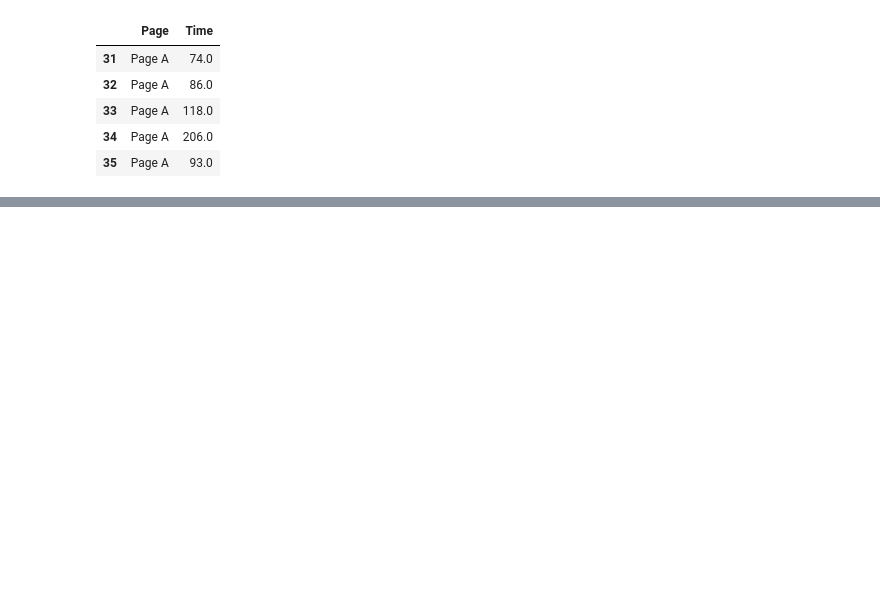
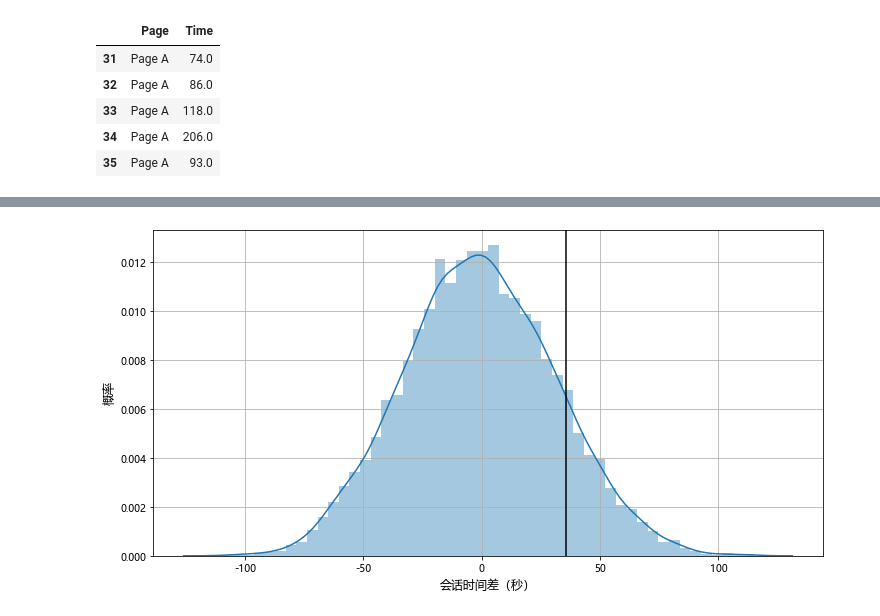
Before and after one commit to wegamekinglc/Statistic-for-Data-Science-Python, a Jupyter notebook: Chapter 03/Statistical Experiments and Significance Testing.ipynb, the cells around one changed output, grey strips where cells are left out. Saved outputs shown, nothing was run; the diff lists cells and outputs as text; code cells hidden in the pictures; blank space fills up the shorter version.

```diff
--- a/Chapter 03/Statistical Experiments and Significance Testing.ipynb
+++ b/Chapter 03/Statistical Experiments and Significance Testing.ipynb
@@ -27,0 +37,30 @@ sns.boxplot(x='Page', y='Time', data=session_times, width=0.3)
+# %%
+def permutation(arr, n1, n2):
+    n = n1 + n2
+    np.random.shuffle(arr)
+    return arr[:n1], arr[n1:]
+# %%
+info_table = session_times.groupby('Page').agg(['count', 'mean'])
+mean_diff = info_table.loc['Page B', ('Time', 'mean')] - info_table.loc['Page A', ('Time', 'mean')]
+
+n_perm = 10000
+session_values = session_times['Time'].values
+n_A = int(info_table.loc['Page A', ('Time', 'count')])
+n_B = int(info_table.loc['Page B', ('Time', 'count')])
+
+sampled_mean_diff = []
+for _ in range(n_perm):
+    perm_A, perm_B = permutation(session_values, n_A, n_B)
+    mean_diff_perm = np.mean(perm_B) - np.mean(perm_A)
+    sampled_mean_diff.append(mean_diff_perm)
+# %%
+# Figure 3.4
+
+fig, ax = plt.subplots(figsize=(12, 6))
+sns.distplot(sampled_mean_diff, bins=50, ax=ax)
+ax.set_xlabel('会话时间差（秒）', fontsize=12)
+ax.set_ylabel('概率', fontsize=12)
+ax.axvline(mean_diff, color='k')
+plt.grid()
+# %% [output]
+[figure, added]
```
Also changed, not shown: parts of 11 cells of this notebook, 1 other file.
